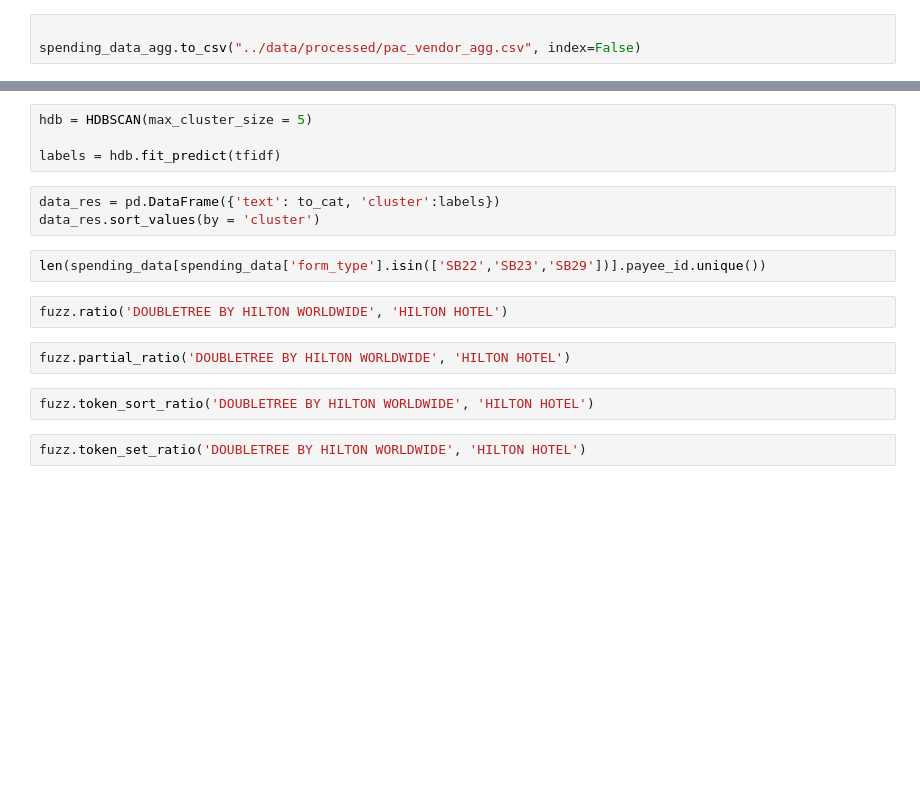
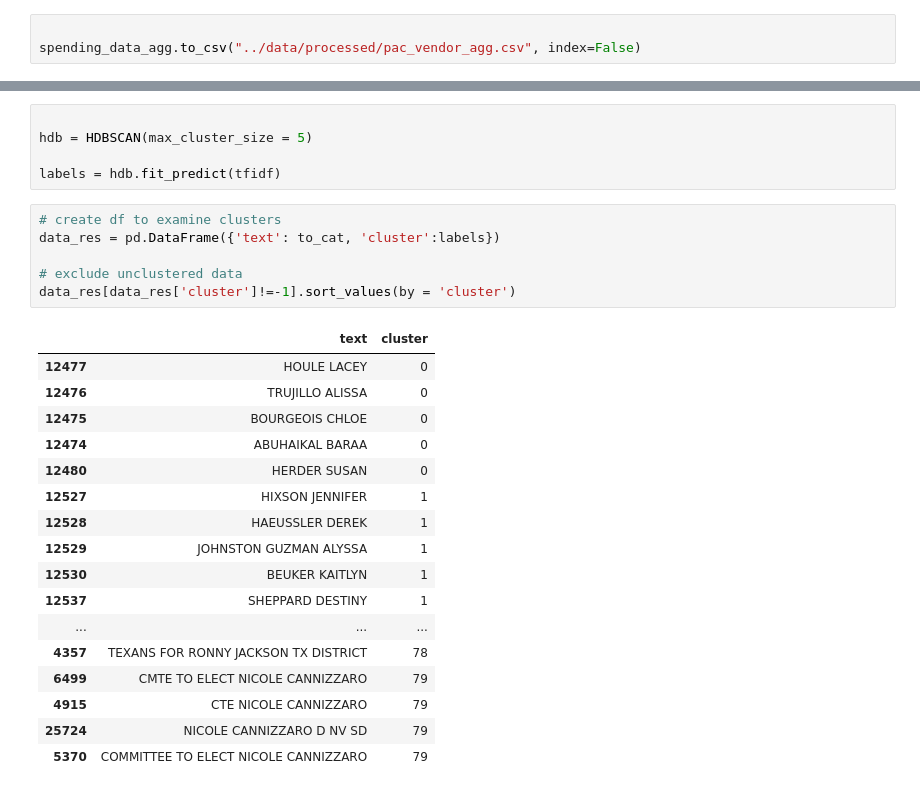
Before and after one commit to rebeccalwagner/scam_pacs, a Jupyter notebook: code/04_preprocessing_clusters.ipynb, the cells around one changed output, grey strips where cells are left out. Cells and saved outputs as stored; diff of their text form; blank space fills up the shorter version.

```diff
--- a/code/04_preprocessing_clusters.ipynb
+++ b/code/04_preprocessing_clusters.ipynb
@@ -1490,17 +1384,29 @@ tfidf.shape
 # %%
+
 hdb = HDBSCAN(max_cluster_size = 5)
 
 labels = hdb.fit_predict(tfidf)
 # %%
+# create df to examine clusters
 data_res = pd.DataFrame({'text': to_cat, 'cluster':labels})
-data_res.sort_values(by = 'cluster')
+
+# exclude unclustered data
+data_res[data_res['cluster']!=-1].sort_values(by = 'cluster')
+# %% [output]
+|  | text | cluster |
+| 12477 | HOULE LACEY | 0 |
+| 12476 | TRUJILLO ALISSA | 0 |
+| 12475 | BOURGEOIS CHLOE | 0 |
+| 12474 | ABUHAIKAL BARAA | 0 |
+| 12480 | HERDER SUSAN | 0 |
+| 12527 | HIXSON JENNIFER | 1 |
+| 12528 | HAEUSSLER DEREK | 1 |
+| 12529 | JOHNSTON GUZMAN ALYSSA | 1 |
+| 12530 | BEUKER KAITLYN | 1 |
+| 12537 | SHEPPARD DESTINY | 1 |
+| ... | ... | ... |
+| 4357 | TEXANS FOR RONNY JACKSON TX DISTRICT | 78 |
+| 6499 | CMTE TO ELECT NICOLE CANNIZZARO | 79 |
+| 4915 | CTE NICOLE CANNIZZARO | 79 |
+| 25724 | NICOLE CANNIZZARO D NV SD | 79 |
+| 5370 | COMMITTEE TO ELECT NICOLE CANNIZZARO | 79 |
-# %%
-len(spending_data[spending_data['form_type'].isin(['SB22','SB23','SB29'])].payee_id.unique())
-# %%
-fuzz.ratio('DOUBLETREE BY HILTON WORLDWIDE', 'HILTON HOTEL')
-# %%
-fuzz.partial_ratio('DOUBLETREE BY HILTON WORLDWIDE', 'HILTON HOTEL')
-# %%
-fuzz.token_sort_ratio('DOUBLETREE BY HILTON WORLDWIDE', 'HILTON HOTEL')
-# %%
-fuzz.token_set_ratio('DOUBLETREE BY HILTON WORLDWIDE', 'HILTON HOTEL')
```
Also changed, not shown: parts of 65 cells of this notebook, 13 other files.
